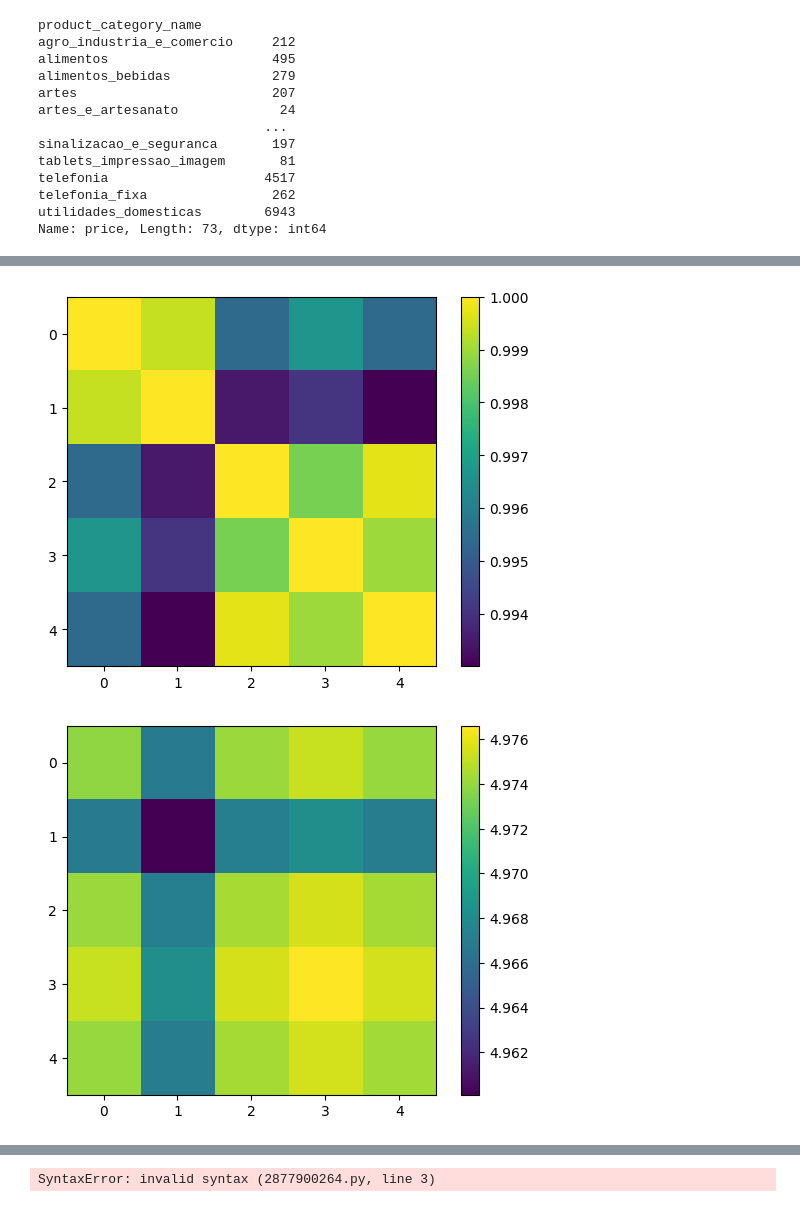
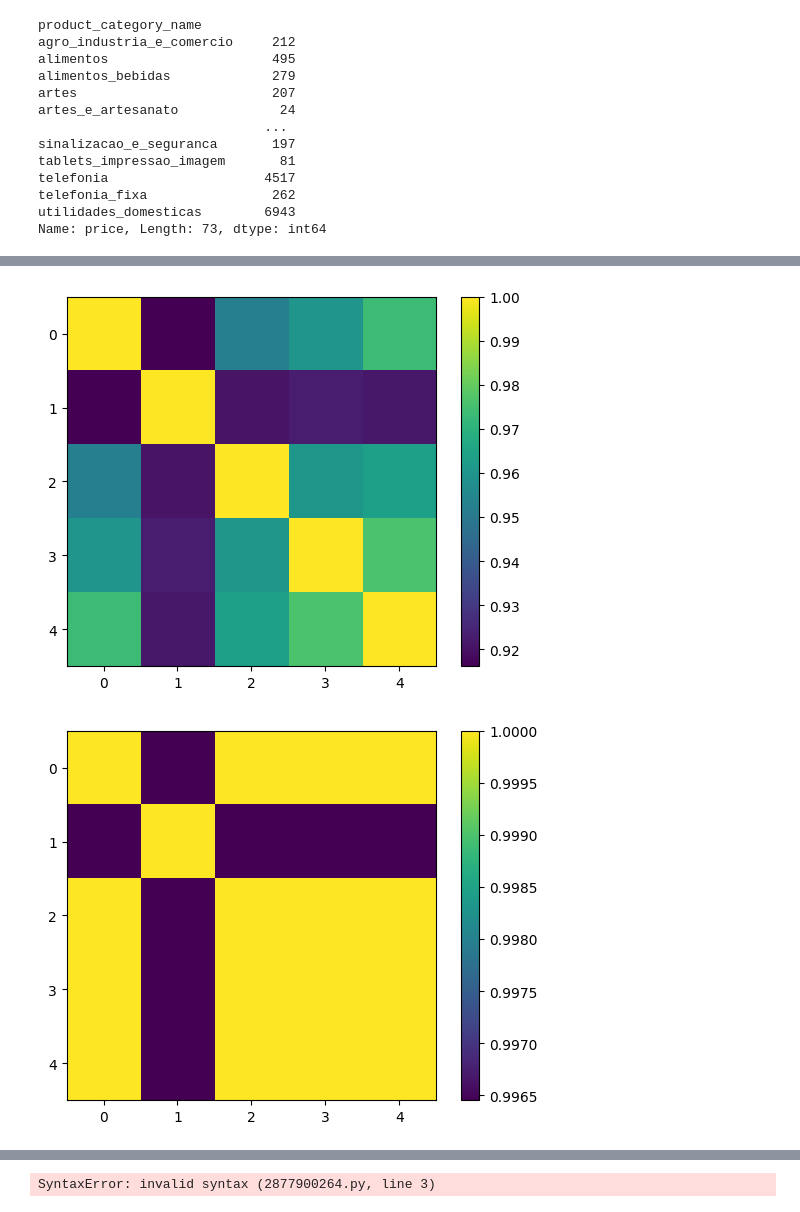
Before and after one commit to Astroprogramm/PF-E-commerce-Olist, a Jupyter notebook: Entregables/Sprint_3/Machine_Learning_Models/Recommender_model/modelos_ensayo_ml.ipynb, the cells around one changed output, grey strips where cells are left out. Saved outputs shown, nothing was run; the diff lists cells and outputs as text; code cells hidden in the pictures.

```diff
--- a/Entregables/Sprint_3/Machine_Learning_Models/Recommender_model/modelos_ensayo_ml.ipynb
+++ b/Entregables/Sprint_3/Machine_Learning_Models/Recommender_model/modelos_ensayo_ml.ipynb
@@ -117,8 +122,8 @@ telefonia_fixa                262
 utilidades_domesticas        6943
 Name: price, Length: 73, dtype: int64
 # %%
-#df_matrix = pd.pivot_table(dataset, values='price', index='review_score', columns='product_category_name').fillna(0)
-#df_matrix.head(1000)
+df_matrix = pd.pivot_table(dataset, values='order_item_id', index='review_score', columns='product_category_name').fillna(0)
+df_matrix.head(1000)
 # %% [output]
 | product_category_name | agro_industria_e_comercio | alimentos | alimentos_bebidas | artes | artes_e_artesanato | ... |
 | review_score |  |  |  |  |  | ... |
@@ -130,6 +135,6 @@ Name: price, Length: 73, dtype: int64
 5 rows × 73 columns
 # %%
-dataset = 1 - sklearn.metrics.pairwise.cosine_distances(dataset)
+df_matrix = 1 - sklearn.metrics.pairwise.cosine_distances(df_matrix)
 # %%
 dataset
 # %% [output]
@@ -141,13 +182,13 @@ array([[1.        , 0.99937335, 0.99542885, 0.99666383, 0.9954363 ],
 # %%
-plt.imshow(dataset)
+plt.imshow(df_matrix)
 plt.colorbar()
 plt.show()
 # %% [output]
-[figure, old version]
+[figure, new version]
 # %%
-coseno_sim = linear_kernel(dataset)
+coseno_sim = cosine_similarity(df_matrix)
 plt.imshow(coseno_sim)
 plt.colorbar()
 plt.show()
 # %% [output]
-[figure, old version]
+[figure, new version]
```
Also changed, not shown: parts of 11 cells of this notebook.
